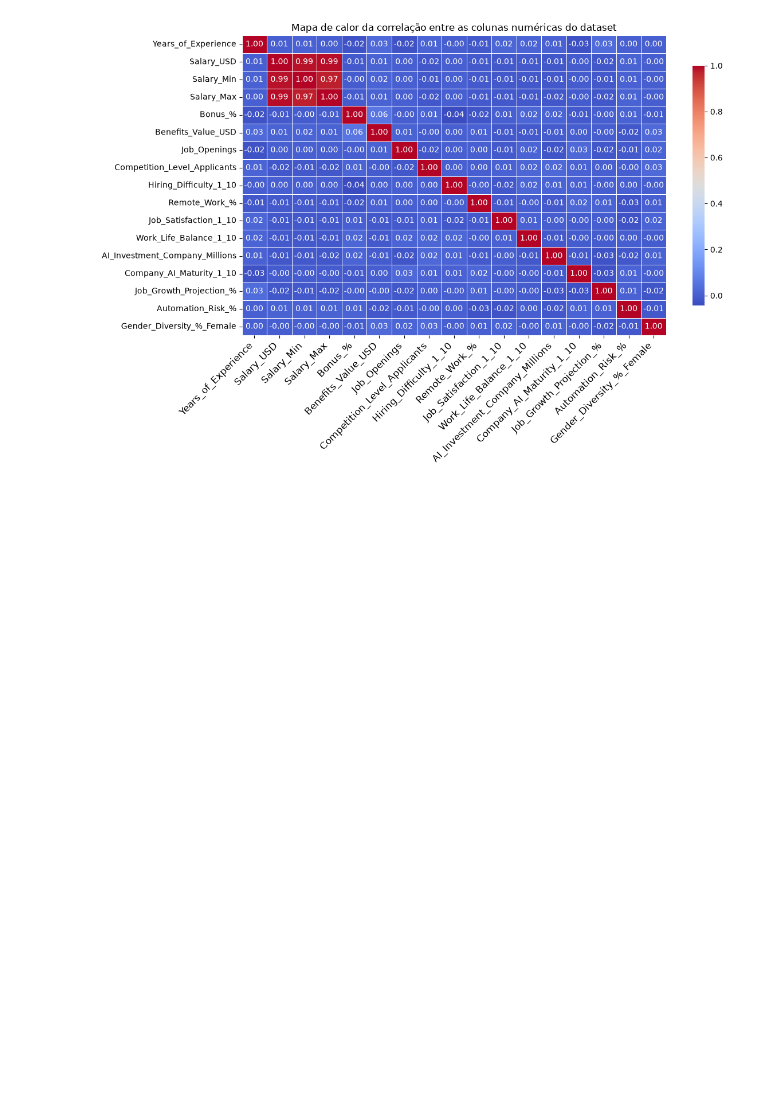
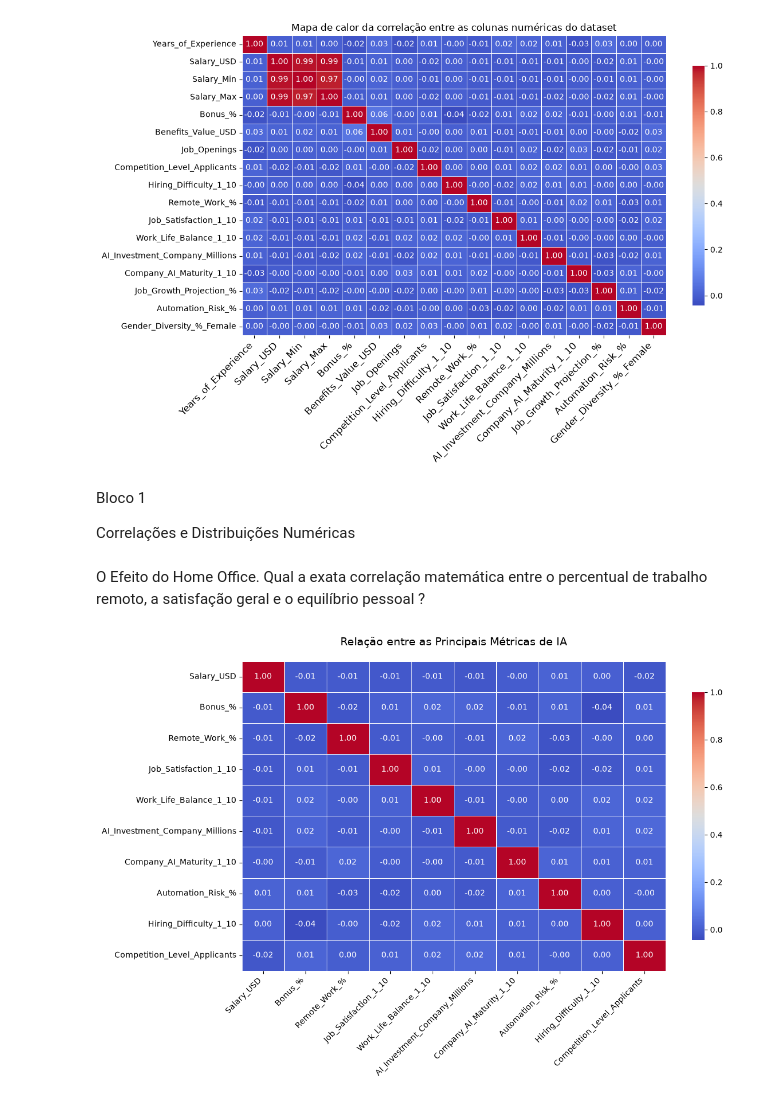
Before and after one commit to GabrielFaria1509/C11, a Jupyter notebook: Atividades/Projeto1.ipynb, the cells around one changed output. Saved outputs shown, nothing was run; the diff lists cells and outputs as text; code cells hidden in the pictures; blank space fills up the shorter version.

Commit message:
Primeiro bloco feito

```diff
--- a/Atividades/Projeto1.ipynb
+++ b/Atividades/Projeto1.ipynb
@@ -124,3 +124,31 @@ Colunas numéricas do dataset:
 ['Years_of_Experience', 'Salary_USD', 'Salary_Min', 'Salary_Max', 'Bonus_%', 'Benefits_Value_USD', 'Job_Openings', 'Competition_Level_Applicants', 'Hiring_Difficulty_1_10', 'Remote_Work_%', 'Job_Satis ...
 Gerando o mapa de calor da correlação entre as colunas numéricas do dataset...
 [figure]
+# %% [markdown]
+Bloco 1
+
+Correlações e Distribuições Numéricas
+# %%
+colunas_foco = [
+    'Salary_USD', 'Bonus_%', 'Remote_Work_%',
+    'Job_Satisfaction_1_10', 'Work_Life_Balance_1_10',
+    'AI_Investment_Company_Millions', 'Company_AI_Maturity_1_10',
+    'Automation_Risk_%', 'Hiring_Difficulty_1_10', 'Competition_Level_Applicants'
+]
+# %% [markdown]
+O Efeito do Home Office. Qual a exata correlação matemática entre o percentual de trabalho remoto, a satisfação geral e o equilíbrio pessoal ?
+# %%
+plt.figure(figsize=(12, 8))
+corr = dataset[colunas_foco].corr()
+sns.heatmap(
+    corr,annot=True,cmap='coolwarm',fmt=".2f",
+    linewidths=0.5,annot_kws={"size": 10},cbar_kws={"shrink": 0.8}
+)
+
+plt.title("Relação entre as Principais Métricas de IA",pad = 20, fontsize = 14)
+plt.xticks(rotation=45,ha='right',fontsize=10) #Ajustando a rotação e alinhamento dos rótulos do eixo x
+plt.yticks(fontsize=10)
+plt.tight_layout()
+plt.show()
+# %% [output]
+[figure, added]
```
Also changed, not shown: parts of 11 cells of this notebook.
